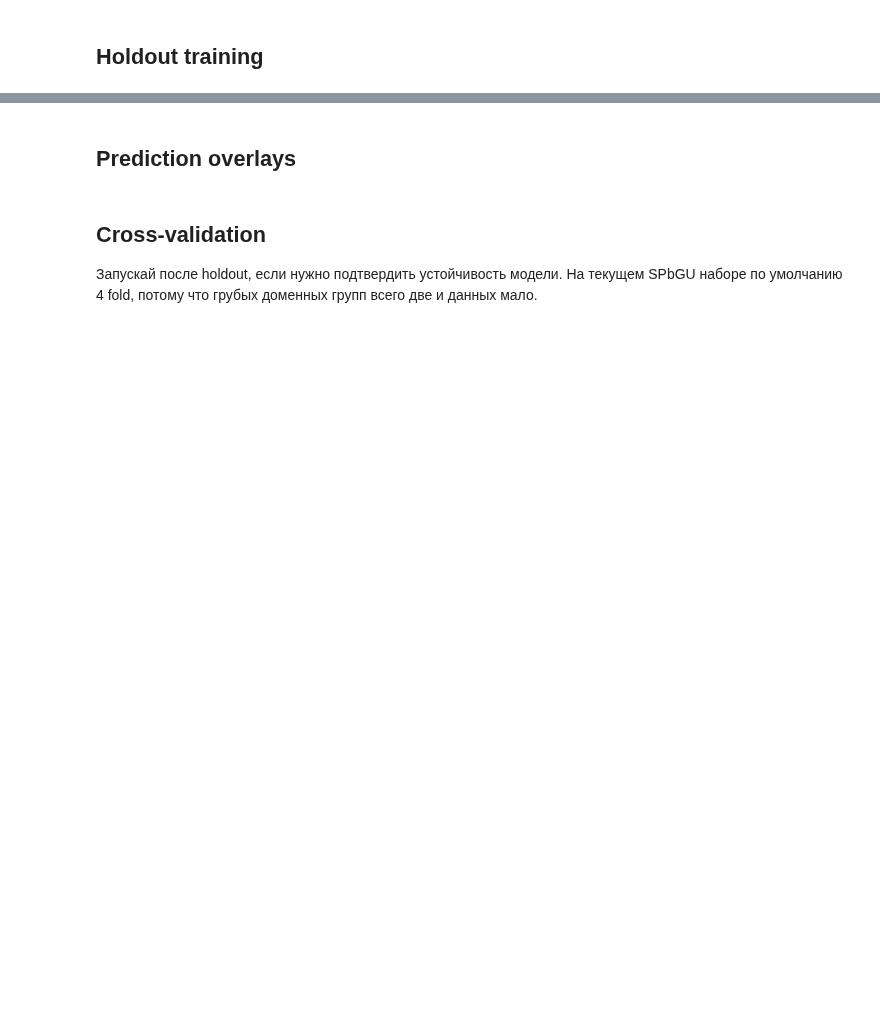
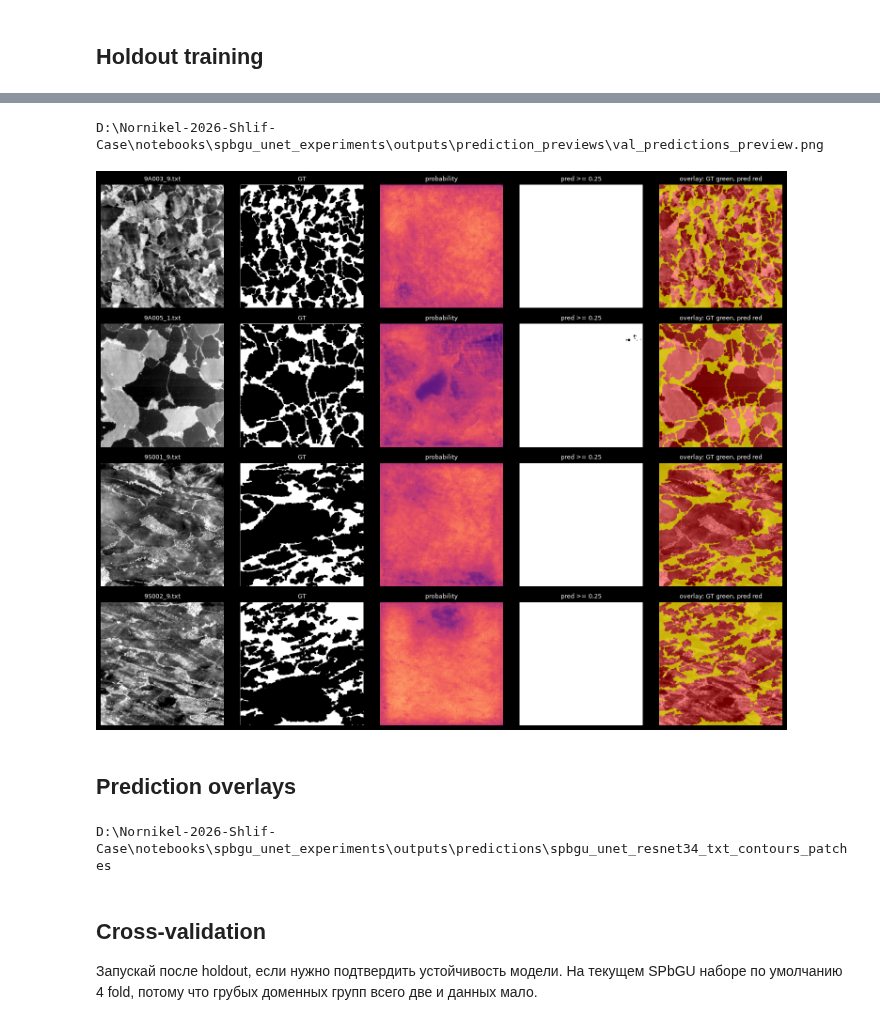
Before and after one commit to Toxele/EAI-students, a Jupyter notebook: notebooks/spbgu_unet_experiments/spbgu_unet_pipeline.ipynb, the cells around one changed output, grey strips where cells are left out. Saved outputs shown, nothing was run; the diff lists cells and outputs as text; code cells hidden in the pictures; blank space fills up the shorter version.

```diff
--- a/notebooks/spbgu_unet_experiments/spbgu_unet_pipeline.ipynb
+++ b/notebooks/spbgu_unet_experiments/spbgu_unet_pipeline.ipynb
@@ -140,3 +294,55 @@ plt.tight_layout()
+# %%
+import cv2
+from PIL import Image
+
+from data.spbgu_segmentation import read_spbgu_binary_mask, read_spbgu_image
+from visualization.spbgu_segmentation import SpbguMaskPredictor
+
+PREVIEW_DIR = project_path('notebooks/spbgu_unet_experiments/outputs/prediction_previews')
+PREVIEW_DIR.mkdir(parents=True, exist_ok=True)
+
+threshold = float(threshold_df.sort_values('iou', ascending=False).iloc[0].threshold) if 'threshold_df' in globals() else cfg['prediction']['threshold']
+predictor = SpbguMaskPredictor(run_dir / 'best.pt')
+preview_rows = val_rows[: min(6, len(val_rows))]
+
+fig, axes = plt.subplots(len(preview_rows), 5, figsize=(15, 3 * len(preview_rows)))
+if len(preview_rows) == 1:
+    axes = axes[None, :]
+
+for row_idx, row in enumerate(preview_rows):
+    prob, source_image = predictor.predict_image(row['source_path'], row.get('input_kind', 'txt'))
+    gt = np.asarray(read_spbgu_binary_mask(row['mask_path'], cfg['training']['data'].get('mask_mode', 'foreground'))) > 0
+    pred = prob >= threshold
+    source = np.asarray(source_image.convert('RGB'))
+    if gt.shape[:2] != source.shape[:2]:
+        gt = cv2.resize(gt.astype(np.uint8), (source.shape[1], source.shape[0]), interpolation=cv2.INTER_NEAREST).astype(bool)
+    overlay = source.astype(np.float32).copy()
+    overlay[gt] = 0.55 * overlay[gt] + 0.45 * np.array([0, 255, 0], dtype=np.float32)
+    overlay[pred] = 0.55 * overlay[pred] + 0.45 * np.array([255, 0, 0], dtype=np.float32)
+    both = gt & pred
+    overlay[both] = 0.45 * overlay[both] + 0.55 * np.array([255, 255, 0], dtype=np.float32)
+    overlay = np.clip(overlay, 0, 255).astype(np.uint8)
+
+    panels = [source, gt, prob, pred, overlay]
+    titles = [Path(row['source_path']).name, 'GT', 'probability', f'pred >= {threshold:.2f}', 'overlay: GT green, pred red']
+    for col_idx, (panel, title) in enumerate(zip(panels, titles)):
+        ax = axes[row_idx, col_idx]
+        if panel.dtype == bool:
+            ax.imshow(panel, cmap='gray', vmin=0, vmax=1)
+        elif panel.ndim == 2:
+            ax.imshow(panel, cmap='magma', vmin=0, vmax=1)
+        else:
+            ax.imshow(panel)
+        ax.set_title(title, fontsize=9)
+        ax.axis('off')
+
+plt.tight_layout()
+preview_path = PREVIEW_DIR / 'val_predictions_preview.png'
+fig.savefig(preview_path, dpi=160, bbox_inches='tight')
+print(preview_path)
+# %% [output]
+D:\Nornikel-2026-Shlif-Case\notebooks\spbgu_unet_experiments\outputs\prediction_previews\val_predictions_preview.png
+[figure, added]
 # %% [markdown]
 ## Prediction overlays
 # %%
@@ -148,7 +354,9 @@ predictor.save_manifest_predictions(
     cfg['prediction']['output_dir'],
     threshold=cfg['prediction']['threshold'],
 )
-print(cfg['prediction']['output_dir'])
+print(project_path(cfg['prediction']['output_dir']))
+# %% [output]
+D:\Nornikel-2026-Shlif-Case\notebooks\spbgu_unet_experiments\outputs\predictions\spbgu_unet_resnet34_txt_contours_patches
 # %% [markdown]
 ## Cross-validation
 
```
Also changed, not shown: parts of 10 cells of this notebook, 7 other files.
